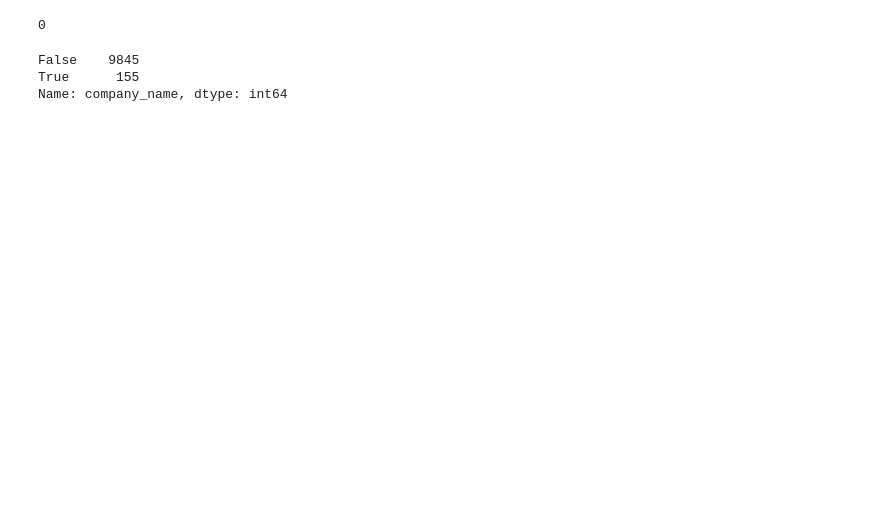
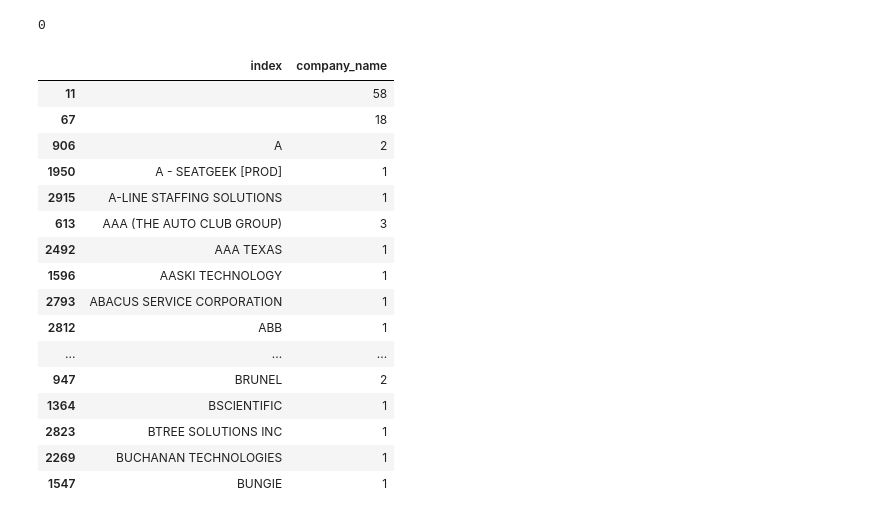
Before and after one commit to lcswsher/13_Project_2, a Jupyter notebook: ETL.ipynb, the cells around one changed output. Saved outputs shown, nothing was run; the diff lists cells and outputs as text; code cells hidden in the pictures; blank space fills up the shorter version.

```diff
--- a/ETL.ipynb
+++ b/ETL.ipynb
@@ -63,9 +63,61 @@ job_posts.drop(job_posts[job_posts['company_name'].isna()].index, inplace=True)
 job_posts['company_name'].isna().sum()
 # %% [output]
 0
-# %%
-job_posts['company_name'].str.contains('Booz Allen').value_counts()
-# %% [output]
-False    9845
-True      155
-Name: company_name, dtype: int64
+# %%
+# job_posts.loc[job_posts['company_name'].str.contains('Booz Allen')]= 'Booz Allen Hamilton'
+
+# job_posts.loc[job_posts['company_name'].str.contains('Methodist')] = 'Methodist'
+# job_posts.loc[job_posts['company_name'].str.contains('SAIC')] = 'SAIC'
+# job_posts.loc[job_posts['company_name'].str.contains('SSRS')]= 'Social Science Research Solutions'
+# job_posts.loc[job_posts['company_name'].str.contains('Smartronix')]= 'Smartronix'
+# job_posts.loc[job_posts['company_name'].str.contains('DCS Corp')]= 'DCS Corp'
+# job_posts.loc[job_posts['company_name'].str.contains('KPMG')]= 'KPMG'
+# job_posts.loc[job_posts['company_name'].str.contains('Walmart')]= 'Walmart'
+# job_posts.loc[job_posts['company_name'].str.contains('Apple')]= 'Apple'
+# job_posts.loc[job_posts['company_name'].str.contains('KEYENCE')]= 'KEYENCE'
+
+
+# To_remove_lst = ['Company Info Follow Get job updates from ', 'reviews', '.LLC', 'Inc.', 'llc', 'inc', 'Inc']
+
+# job_posts['company_name'] = job_posts['company_name'].str.replace('|'.join(To_remove_lst), '')
+
+job_posts['company_name'] = job_posts['company_name'].str.split('(\d+)', expand=True)
+
+job_posts['company_name'] = job_posts['company_name'].str.replace(r'\b(\w+)(\s+\1)+\b', r'\1')
+
+job_posts['company_name'] = job_posts['company_name'].str.replace('"', '')
+
+job_posts['company_name'] = job_posts['company_name'].str.split(',', expand=True)
+# job_posts['company_name'] = job_posts['company_name'].str.rsplit(' ', expand=True)
+
+job_posts['company_name'] = job_posts['company_name'].str.upper()
+
+
+# u = job_posts['company_name'].apply(str.split)
+# v = split.shift().map(lambda x: [] if x != x else x).cumsum().map(set)
+# (u.map(set) - v).str.join(' ')
+
+
+df = pd.DataFrame(job_posts['company_name'].value_counts())
+df.reset_index(inplace=True)
+df.sort_values(['index'])
+
+# job_posts['company_name'].unique().tolist()
+# %% [output]
+|  | index | company_name |
+| 11 |  | 58 |
+| 67 |  | 18 |
+| 906 | A | 2 |
+| 1950 | A - SEATGEEK [PROD] | 1 |
+| 2915 | A-LINE STAFFING SOLUTIONS | 1 |
+| 613 | AAA (THE AUTO CLUB GROUP) | 3 |
+| 2492 | AAA TEXAS | 1 |
+| 1596 | AASKI TECHNOLOGY | 1 |
+| 2793 | ABACUS SERVICE CORPORATION | 1 |
+| 2812 | ABB | 1 |
+| ... | ... | ... |
+| 947 | BRUNEL | 2 |
+| 1364 | BSCIENTIFIC | 1 |
+| 2823 | BTREE SOLUTIONS INC | 1 |
+| 2269 | BUCHANAN TECHNOLOGIES | 1 |
+| 1547 | BUNGIE | 1 |
```
Also changed, not shown: parts of 2 cells of this notebook.
